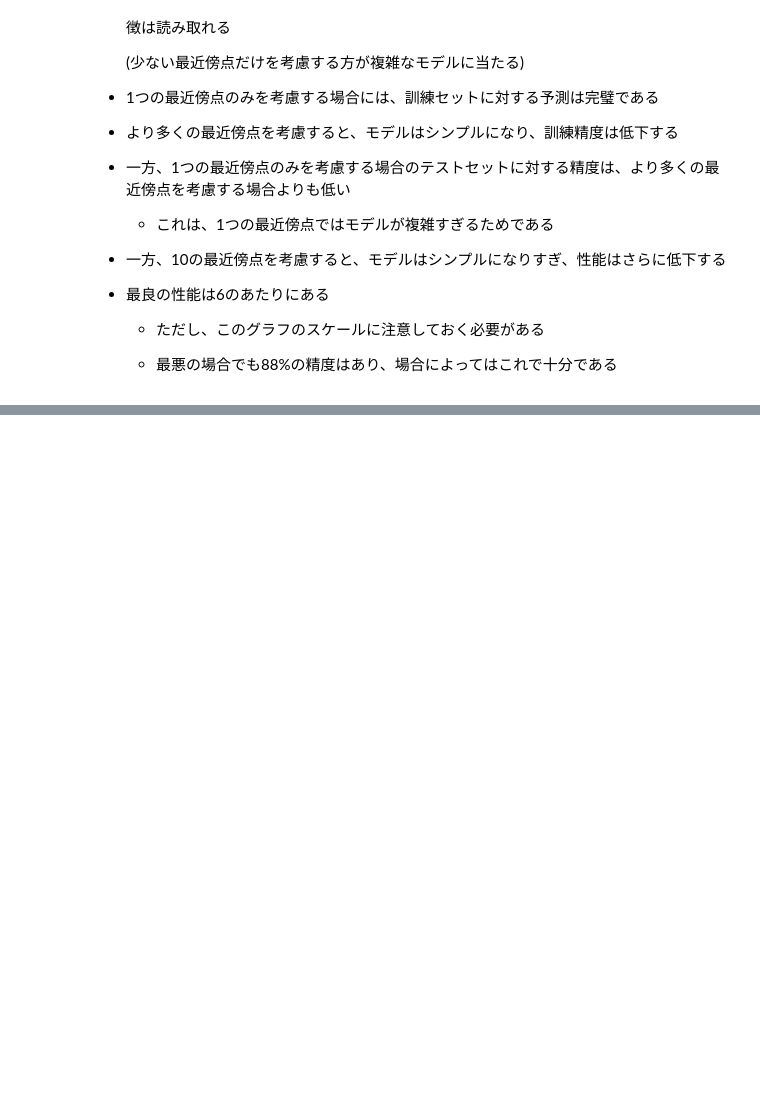
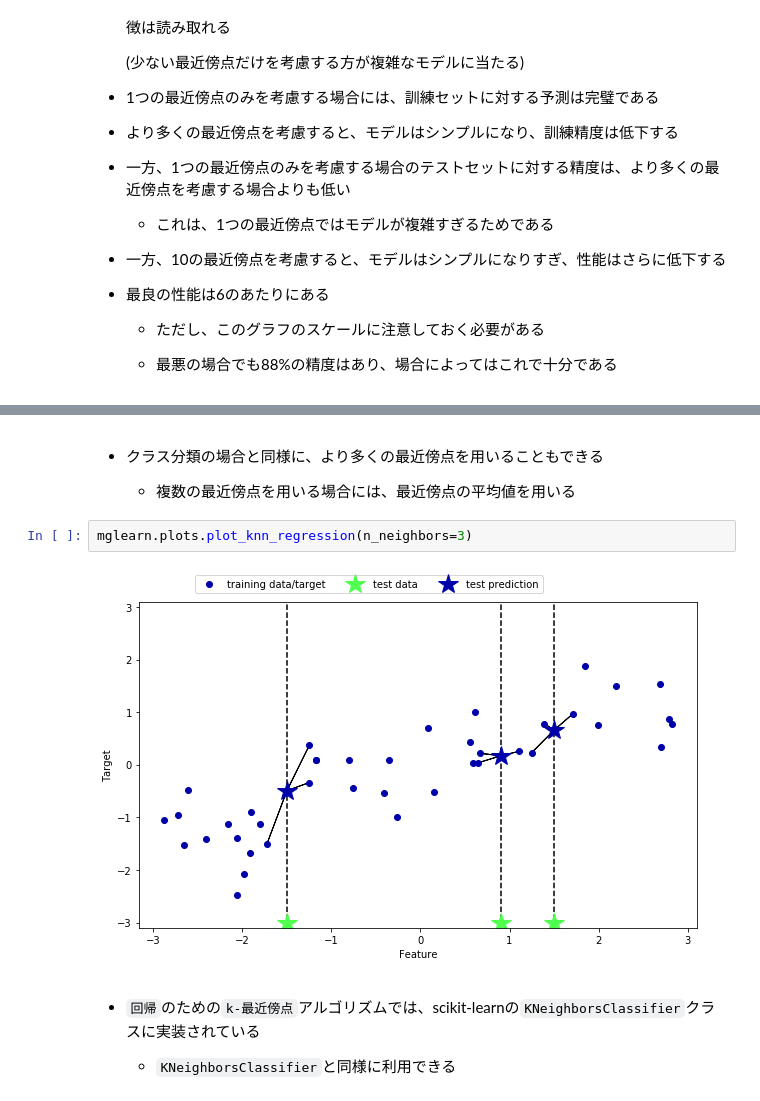
Before and after one commit to devkunii/knowledge, a Jupyter notebook: machine-learning/Pythonではじめる機械学習/2章_教師あり学習/03_教師あり機械学習アルゴリズム.ipynb, the cells around one changed output, grey strips where cells are left out. Cells and saved outputs as stored; diff of their text form; blank space fills up the shorter version.

```diff
--- a/machine-learning/Pythonではじめる機械学習/2章_教師あり学習/03_教師あり機械学習アルゴリズム.ipynb
+++ b/machine-learning/Pythonではじめる機械学習/2章_教師あり学習/03_教師あり機械学習アルゴリズム.ipynb
@@ -425,0 +442,12 @@ plt.legend()
+# %% [markdown]
+* クラス分類の場合と同様に、より多くの最近傍点を用いることもできる
+
+    * 複数の最近傍点を用いる場合には、最近傍点の平均値を用いる
+# %%
+mglearn.plots.plot_knn_regression(n_neighbors=3)
+# %% [output]
+[figure, added]
+# %% [markdown]
+* `回帰`のための`k-最近傍点`アルゴリズムでは、scikit-learnの`KNeighborsClassifier`クラスに実装されている
+
+    * `KNeighborsClassifier`と同様に利用できる
```
Also changed, not shown: parts of 23 cells of this notebook.
